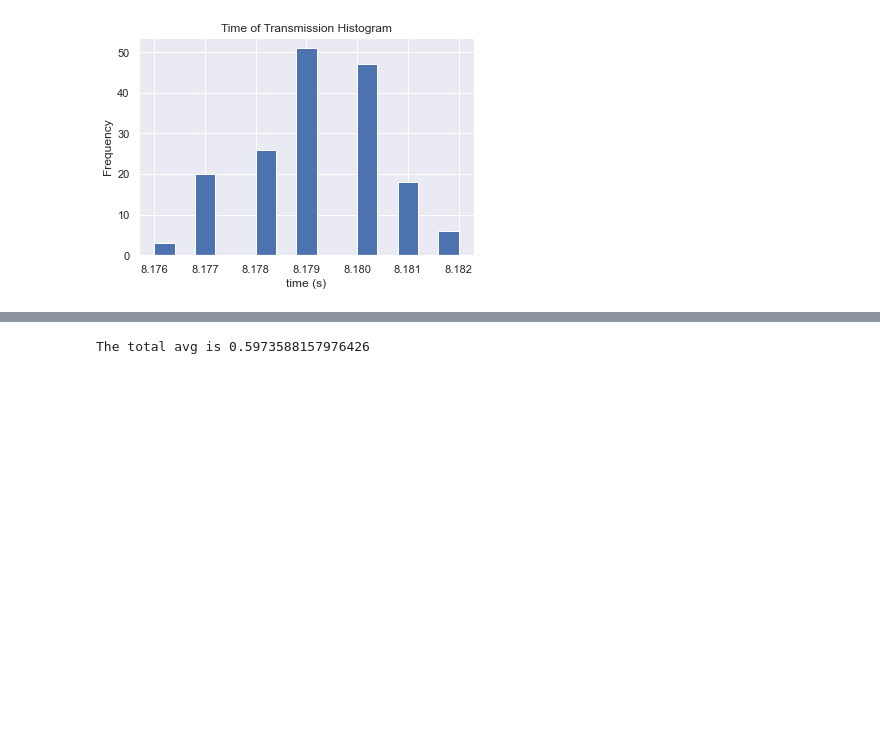
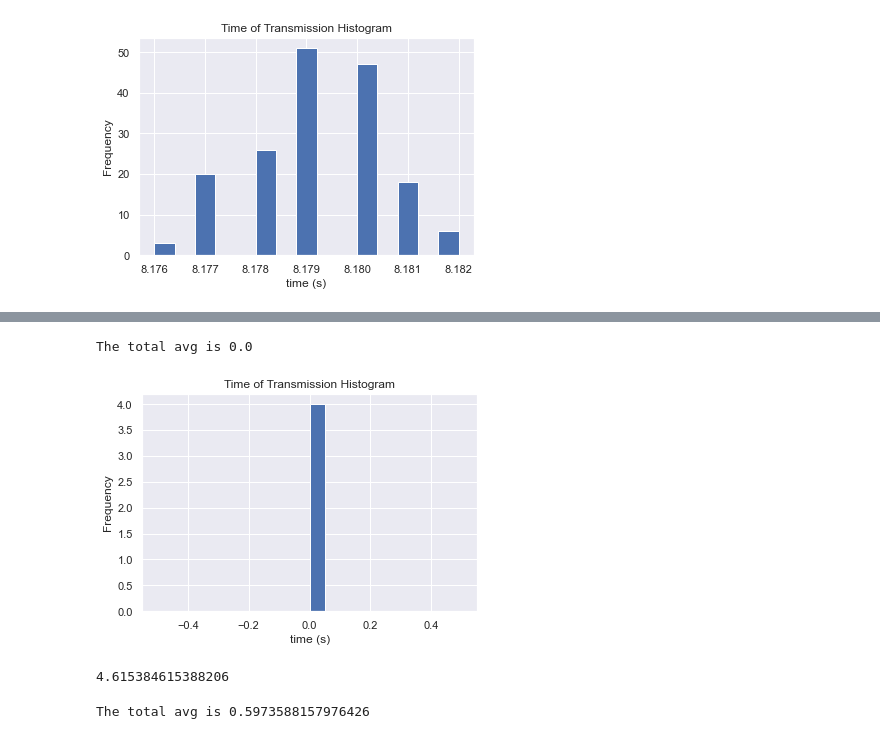
Before and after one commit to lauren-west/icex-lair-2021, a Jupyter notebook: vemco_data_post_processing_visualization.ipynb, the cells around one changed output, grey strips where cells are left out. Cells and saved outputs as stored; diff of their text form; code cells hidden in the pictures; blank space fills up the shorter version.

```diff
--- a/vemco_data_post_processing_visualization.ipynb
+++ b/vemco_data_post_processing_visualization.ipynb
@@ -287,3 +261,31 @@ The total avg is 0.008471864885197609
+# %%
+tof_6_35_1d = []
+data_at_6 = [8.179, 16.358, 24.537, 32.717, 40.896, 49.075, 57.254000000000005, 65.434, 73.613, 81.792, 89.971, 98.15100000000001, 106.32900000000001, 114.50900000000001]
+data_at_35 = [8.179, 16.358, 24.537, 32.716, 40.896, 49.074, 57.253, 65.432, 73.611, 81.79, 89.96900000000001, 98.149, 106.328, 114.507]
+
+for i in range(len(data_at_6)):
+    for j in range(len(data_at_35)):
+        tof = (data_at_35[j] - data_at_6[i]) % t_mean_6
+        if tof < 1:
+            tof_6_35_1d.append((data_at_35[j] - data_at_6[i]) % t_mean_6)
+        # tof_0_100_2d[i][j] = new_data2[j] - data_at_0[i]
+
+print(f"The total avg is {statistics.mean(tof_6_35_1d)}")
+delta_t_np_error = np.array(tof_6_35_1d)
+NUM_OF_BINS = 20 # Anywhere from 5-20 with 20 being with at least 1000 data points
+plt.hist(delta_t_np_error, NUM_OF_BINS)
+plt.title("Time of Transmission Histogram")
+plt.xlabel("time (s)")
+plt.ylabel("Frequency")
+plt.savefig("time_of_flight_histogram.png")
+plt.show()
+# %% [output]
+The total avg is 0.0
+[figure, added]
+# %%
+0.003076923076925471 * 1500
+# %% [output]
+4.615384615388206
 # %%
 tof_0_100_1d = []
 
```
Also changed, not shown: parts of 8 cells of this notebook, 4 other files.
